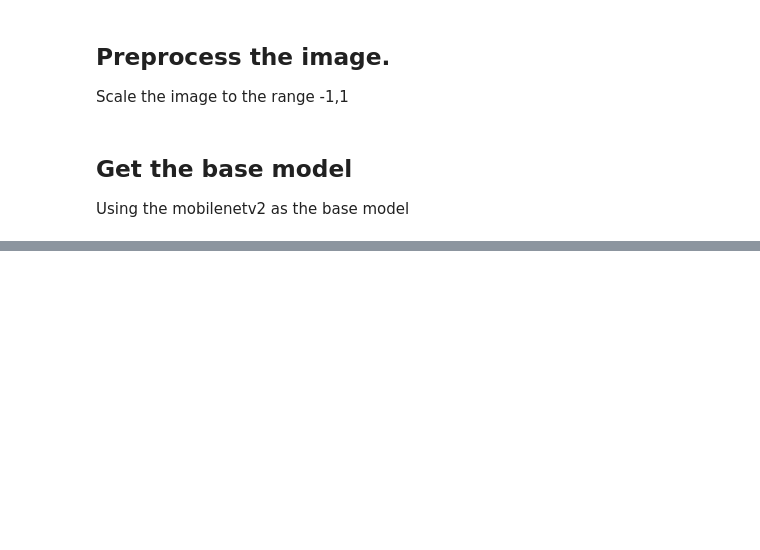
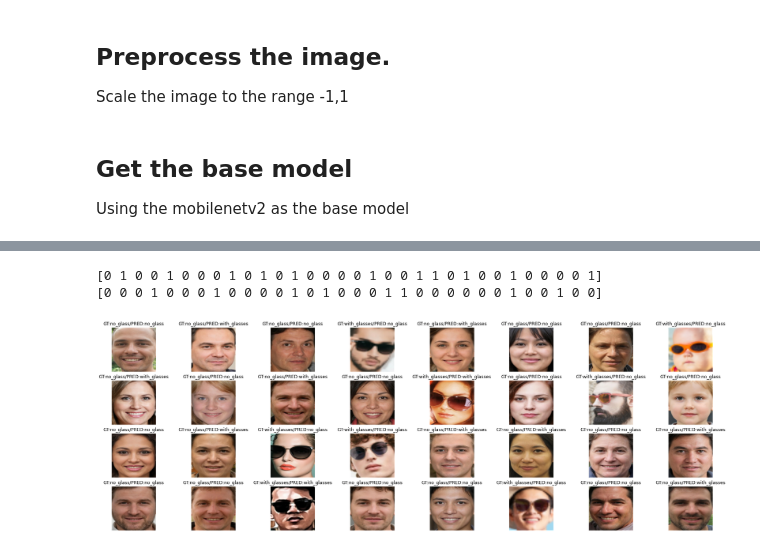
Before and after one commit to abhilb/mycolab, a Jupyter notebook: DetectSunglasses.ipynb, the cells around one changed output, grey strips where cells are left out. Drawn from its saved outputs; the diff is of its cells as text; code cells hidden in the pictures; blank space fills up the shorter version.

```diff
--- a/DetectSunglasses.ipynb
+++ b/DetectSunglasses.ipynb
@@ -69,7 +73,7 @@ base_model.trainable = False
 # %%
 inputs = tf.keras.Input(shape=IMG_SHAPE)
-x = data_augmentation(inputs)
-x = preprocess_input(x)
+#x = data_augmentation(inputs)
+x = preprocess_input(inputs)
 x = base_model(x, training=False)
 x = tf.keras.layers.GlobalAveragePooling2D()(x)
 x = tf.keras.layers.Dropout(0.2)(x)
@@ -101,6 +108,6 @@ Non-trainable params: 2,257,984
 _________________________________________________________________
 # %%
 history = model.fit(train_dataset,
-                    epochs=10,
+                    epochs=5,
                     validation_data=validation_dataset)
 # %% [output]
@@ -132,0 +151,4 @@ plt.show()
+# %%
+test_dataset = validation_dataset.take(1)
+loss, accuracy = model.evaluate(test_dataset)
+print('Test accuracy :', accuracy)
@@ -132,0 +158,25 @@ plt.show()
+# %%
+preds = model.predict(test_dataset).flatten()
+preds = tf.nn.sigmoid(preds)
+preds = tf.where(preds < 0.5, 0, 1)
+# %%
+import numpy as np
+figure = plt.figure(figsize=(30, 10))
+
+for images, labels in test_dataset:
+  num_of_images = images.shape[0]
+  print(preds.numpy().flatten().astype(np.uint8))
+  print(labels.numpy().flatten().astype(np.int8))
+  for idx in range(num_of_images):
+    image = images[idx].numpy().astype(np.uint8)
+    ax = plt.subplot(4, 8, idx+1)
+    ax.axis('off')
+    gt = train_dataset.class_names[labels[idx].numpy().astype(np.uint8)[0]]
+    pred = train_dataset.class_names[preds[idx].numpy().astype(np.uint8)]
+    ax.set_title(f'GT:{gt}/PRED:{pred}')
+    ax.imshow(image)
+plt.show()
+# %% [output]
+[0 1 0 0 1 0 0 0 1 0 1 0 1 0 0 0 0 1 0 0 1 1 0 1 0 0 1 0 0 0 0 1]
+[0 0 0 1 0 0 0 1 0 0 0 0 1 0 1 0 0 0 1 1 0 0 0 0 0 0 1 0 0 1 0 0]
+[figure, added]
```
Also changed, not shown: parts of 5 cells of this notebook.
